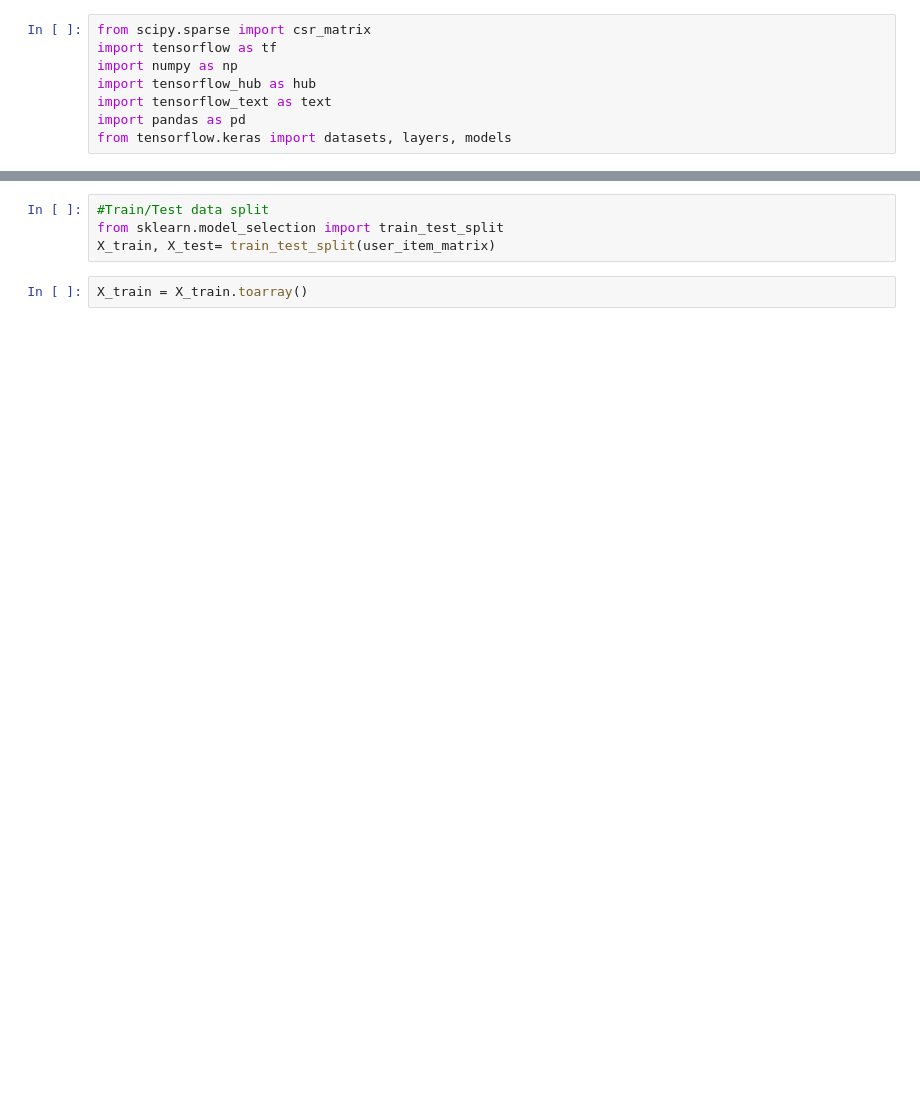
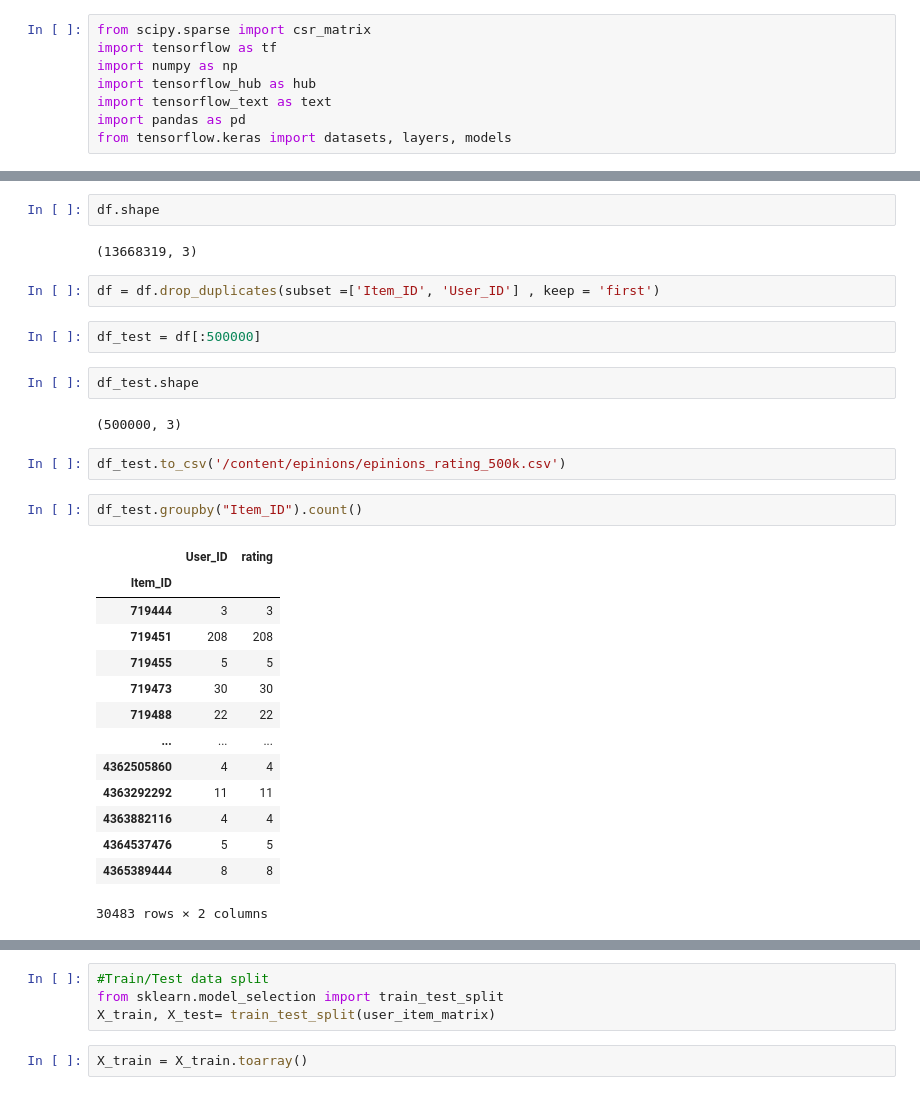
Before and after one commit to AmineSdk/RecommenderSystem, a Jupyter notebook: CF_Autoencoder.ipynb, the cells around one changed output, grey strips where cells are left out. Drawn from its saved outputs; the diff is of its cells as text; blank space fills up the shorter version.

```diff
--- a/CF_Autoencoder.ipynb
+++ b/CF_Autoencoder.ipynb
@@ -27 +64,32 @@ df = df[:20000]
+# %%
+df.shape
+# %% [output]
+(13668319, 3)
+# %%
+df = df.drop_duplicates(subset =['Item_ID', 'User_ID'] , keep = 'first')
+# %%
+df_test = df[:500000]
+# %%
+df_test.shape
+# %% [output]
+(500000, 3)
+# %%
+df_test.to_csv('/content/epinions/epinions_rating_500k.csv')
+# %%
+df_test.groupby("Item_ID").count()
+# %% [output]
+|  | User_ID | rating |
+| Item_ID |  |  |
+| 719444 | 3 | 3 |
+| 719451 | 208 | 208 |
+| 719455 | 5 | 5 |
+| 719473 | 30 | 30 |
+| 719488 | 22 | 22 |
+| ... | ... | ... |
+| 4362505860 | 4 | 4 |
+| 4363292292 | 11 | 11 |
+| 4363882116 | 4 | 4 |
+| 4364537476 | 5 | 5 |
+| 4365389444 | 8 | 8 |
+30483 rows × 2 columns
 # %%
```
Also changed, not shown: parts of 19 cells of this notebook.
